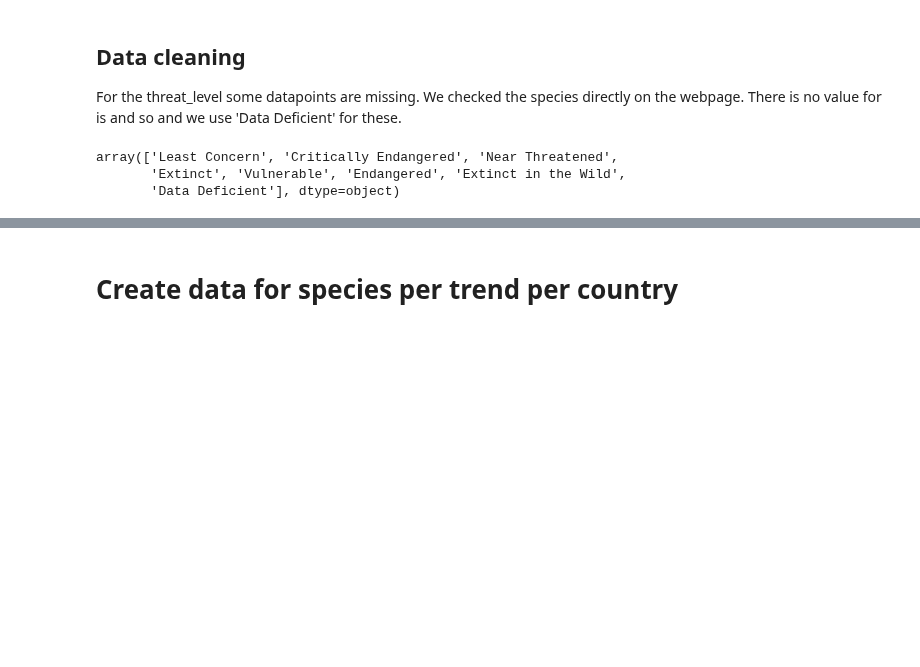
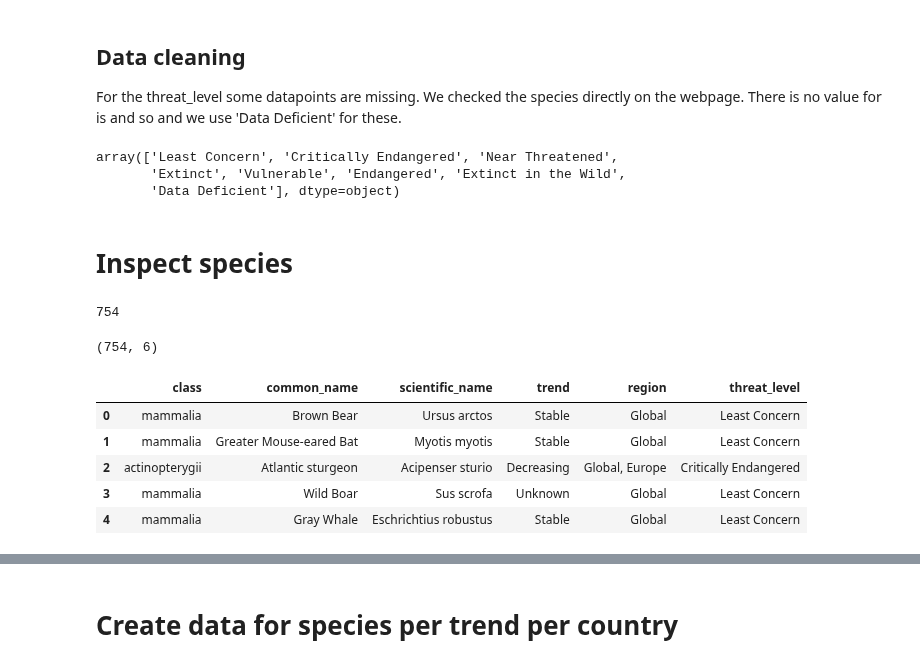
Before and after one commit to MarkusKiesel93/DOPPThreatenedSpecies, a Jupyter notebook: IUCN_explore.ipynb, the cells around one changed output, grey strips where cells are left out. Cells and saved outputs as stored; diff of their text form; code cells hidden in the pictures; blank space fills up the shorter version.

```diff
--- a/IUCN_explore.ipynb
+++ b/IUCN_explore.ipynb
@@ -43,3 +43,24 @@ array(['Least Concern', 'Critically Endangered', 'Near Threatened',
 # missing data on web search
 # give "[missing "en.shared.categories.cd" translation]" 'Data Deficient" label
 df.threat_level.replace({'[missing "en.shared.categories.cd" translation]': 'Data Deficient'}, inplace=True)
+# %% [markdown]
+# Inspect species
+# %%
+# number of animal species in OECD countrys
+df.scientific_name.unique().shape[0]
+# %% [output]
+754
+# %%
+species = df.drop(columns=['country']).drop_duplicates()
+species.shape
+# %% [output]
+(754, 6)
+# %%
+species.head()
+# %% [output]
+|  | class | common_name | scientific_name | trend | region | threat_level |
+| 0 | mammalia | Brown Bear | Ursus arctos | Stable | Global | Least Concern |
+| 1 | mammalia | Greater Mouse-eared Bat | Myotis myotis | Stable | Global | Least Concern |
+| 2 | actinopterygii | Atlantic sturgeon | Acipenser sturio | Decreasing | Global, Europe | Critically Endangered |
+| 3 | mammalia | Wild Boar | Sus scrofa | Unknown | Global | Least Concern |
+| 4 | mammalia | Gray Whale | Eschrichtius robustus | Stable | Global | Least Concern |
```
Also changed, not shown: parts of 3 cells of this notebook.
